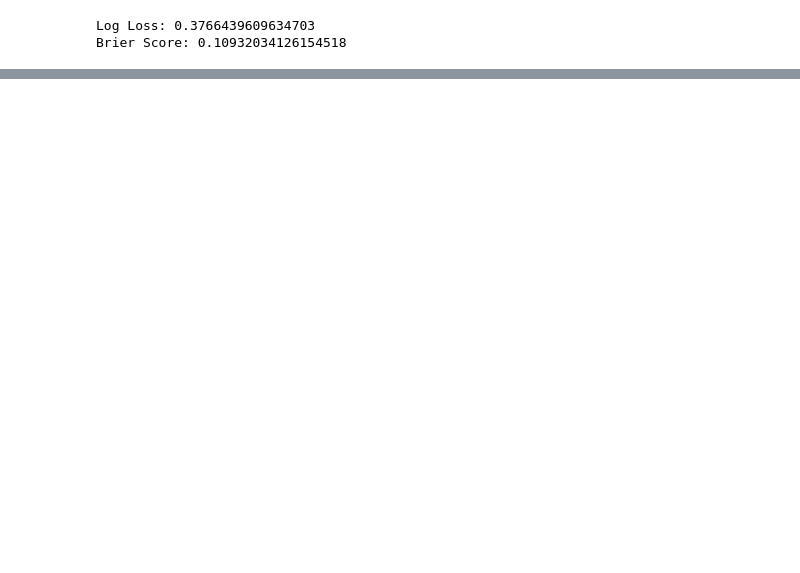
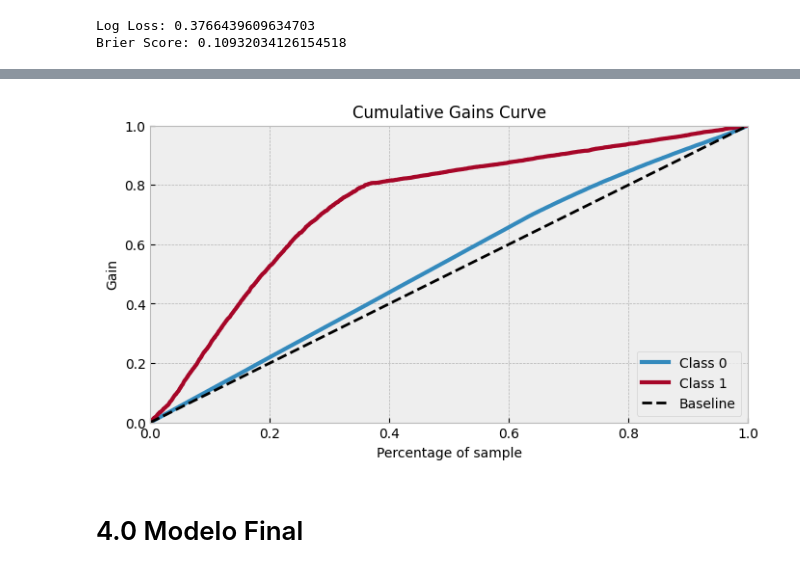
Before and after one commit to Gabrielnbr/estudo_pa004, a Jupyter notebook: notebooks/7.treinamento-modelo-calssificacao.ipynb, the cells around one changed output, grey strips where cells are left out. Saved outputs shown, nothing was run; the diff lists cells and outputs as text; code cells hidden in the pictures; blank space fills up the shorter version.

```diff
--- a/notebooks/7.treinamento-modelo-calssificacao.ipynb
+++ b/notebooks/7.treinamento-modelo-calssificacao.ipynb
@@ -125,0 +183,7 @@ Brier Score: 0.10932034126154518
+# %%
+rf_model.fit(x_treino, y_treino)
+
+y_proba_rf_2 = rf_model.predict_proba(x_teste)
+
+print("Log Loss:", log_loss(y_teste, y_proba_rf_2))
+print("Brier Score:", brier_score_loss(y_teste, y_proba_rf_2[:, 1]))
@@ -125,0 +193,8 @@ Brier Score: 0.10932034126154518
+# %%
+with plt.rc_context({'figure.figsize': (8, 4), 'font.size': 10}):
+    skplt.metrics.plot_cumulative_gain(y_teste, y_proba_rf_2)
+    plt.show()
+# %% [output]
+[figure, added]
+# %% [markdown]
+# 4.0 Modelo Final
```
Also changed, not shown: parts of 26 cells of this notebook.
